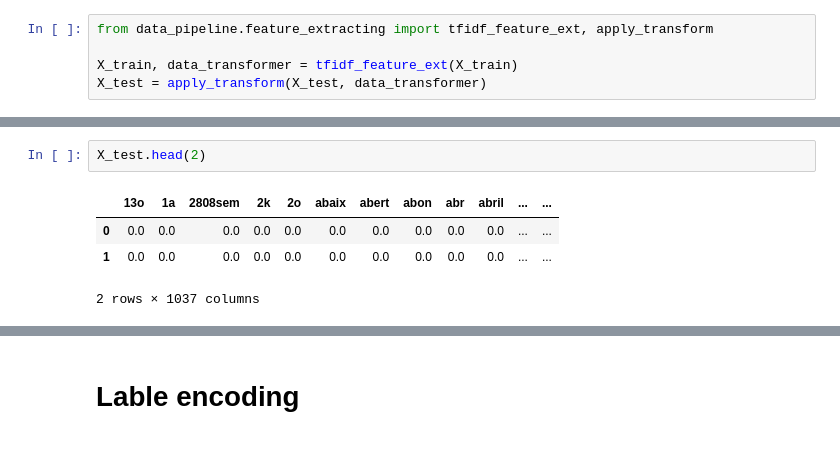
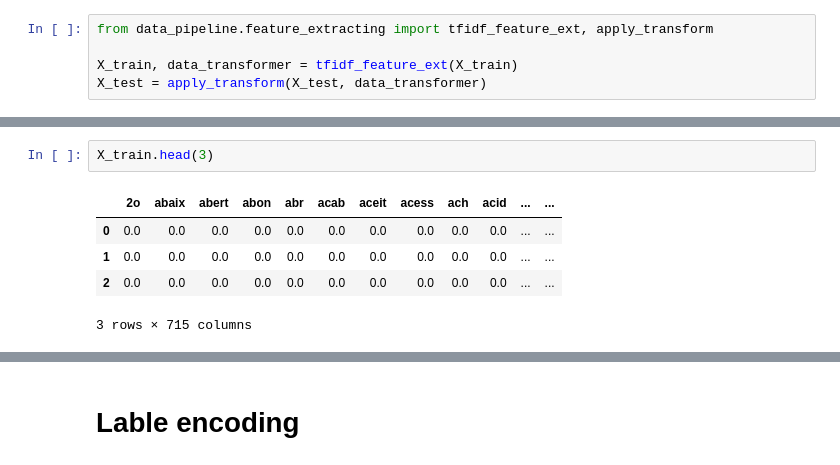
Before and after one commit to SClovesgtx/omni-nlu-api, a Jupyter notebook: jupyter_notebooks/TheDataFlow.ipynb, the cells around one changed output, grey strips where cells are left out. Saved outputs shown, nothing was run; the diff lists cells and outputs as text.

```diff
--- a/jupyter_notebooks/TheDataFlow.ipynb
+++ b/jupyter_notebooks/TheDataFlow.ipynb
@@ -117,7 +124,8 @@ X_train.head(2)
-# %%
-X_test.head(2)
-# %% [output]
-|  | 13o | 1a | 2808sem | 2k | 2o | abaix | abert | abon | abr | abril | ... | ... |
-| 0 | 0.0 | 0.0 | 0.0 | 0.0 | 0.0 | 0.0 | 0.0 | 0.0 | 0.0 | 0.0 | ... | ... |
-| 1 | 0.0 | 0.0 | 0.0 | 0.0 | 0.0 | 0.0 | 0.0 | 0.0 | 0.0 | 0.0 | ... | ... |
-2 rows × 1037 columns
+# %%
+X_train.head(3)
+# %% [output]
+|  | 2o | abaix | abert | abon | abr | acab | aceit | acess | ach | acid | ... | ... |
+| 0 | 0.0 | 0.0 | 0.0 | 0.0 | 0.0 | 0.0 | 0.0 | 0.0 | 0.0 | 0.0 | ... | ... |
+| 1 | 0.0 | 0.0 | 0.0 | 0.0 | 0.0 | 0.0 | 0.0 | 0.0 | 0.0 | 0.0 | ... | ... |
+| 2 | 0.0 | 0.0 | 0.0 | 0.0 | 0.0 | 0.0 | 0.0 | 0.0 | 0.0 | 0.0 | ... | ... |
+3 rows × 715 columns
```
Also changed, not shown: parts of 25 cells of this notebook, 2 other files.
